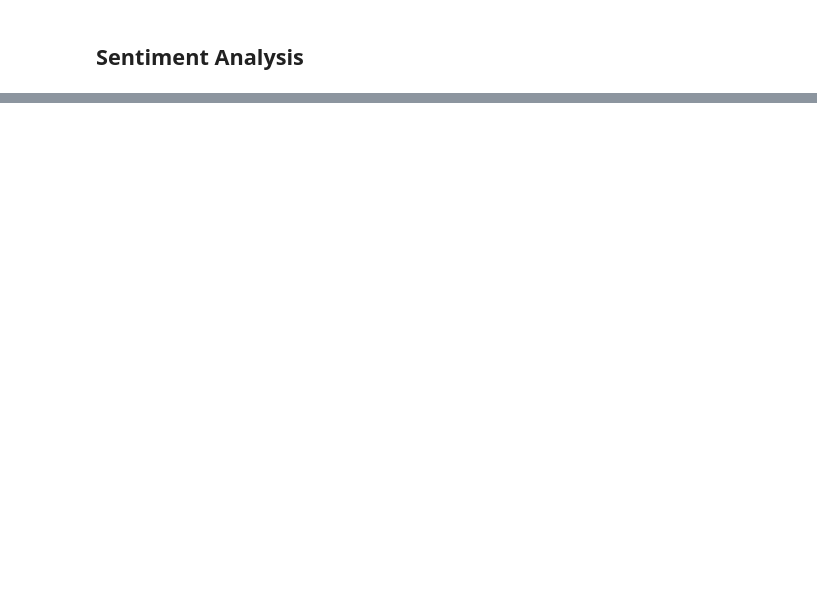
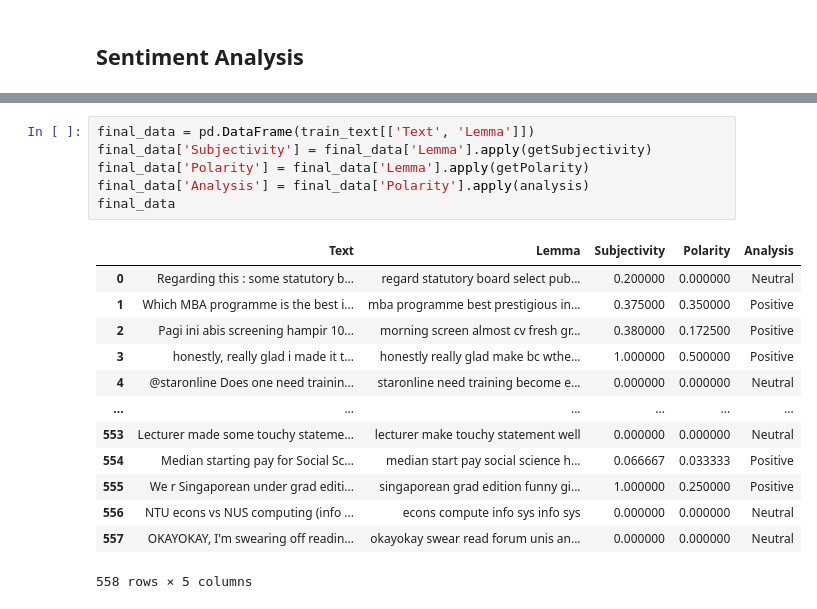
Before and after one commit to ashleyykq/is434-g2-t7, a Jupyter notebook: twitter/Tweets Analysis.ipynb, the cells around one changed output, grey strips where cells are left out. Cells and saved outputs as stored; diff of their text form; blank space fills up the shorter version.

```diff
--- a/twitter/Tweets Analysis.ipynb
+++ b/twitter/Tweets Analysis.ipynb
@@ -364,0 +364,20 @@ plt.show()
+# %%
+final_data = pd.DataFrame(train_text[['Text', 'Lemma']])
+final_data['Subjectivity'] = final_data['Lemma'].apply(getSubjectivity)
+final_data['Polarity'] = final_data['Lemma'].apply(getPolarity)
+final_data['Analysis'] = final_data['Polarity'].apply(analysis)
+final_data
+# %% [output]
+|  | Text | Lemma | Subjectivity | Polarity | Analysis |
+| 0 | Regarding this : some statutory b... | regard statutory board select pub... | 0.200000 | 0.000000 | Neutral |
+| 1 | Which MBA programme is the best i... | mba programme best prestigious in... | 0.375000 | 0.350000 | Positive |
+| 2 | Pagi ini abis screening hampir 10... | morning screen almost cv fresh gr... | 0.380000 | 0.172500 | Positive |
+| 3 | honestly, really glad i made it t... | honestly really glad make bc wthe... | 1.000000 | 0.500000 | Positive |
+| 4 | @staronline Does one need trainin... | staronline need training become e... | 0.000000 | 0.000000 | Neutral |
+| ... | ... | ... | ... | ... | ... |
+| 553 | Lecturer made some touchy stateme... | lecturer make touchy statement well | 0.000000 | 0.000000 | Neutral |
+| 554 | Median starting pay for Social Sc... | median start pay social science h... | 0.066667 | 0.033333 | Positive |
+| 555 | We r Singaporean under grad editi... | singaporean grad edition funny gi... | 1.000000 | 0.250000 | Positive |
+| 556 | NTU econs vs NUS computing (info ... | econs compute info sys info sys | 0.000000 | 0.000000 | Neutral |
+| 557 | OKAYOKAY, I'm swearing off readin... | okayokay swear read forum unis an... | 0.000000 | 0.000000 | Neutral |
+558 rows × 5 columns
```
Also changed, not shown: parts of 37 cells of this notebook, 4 other files.
